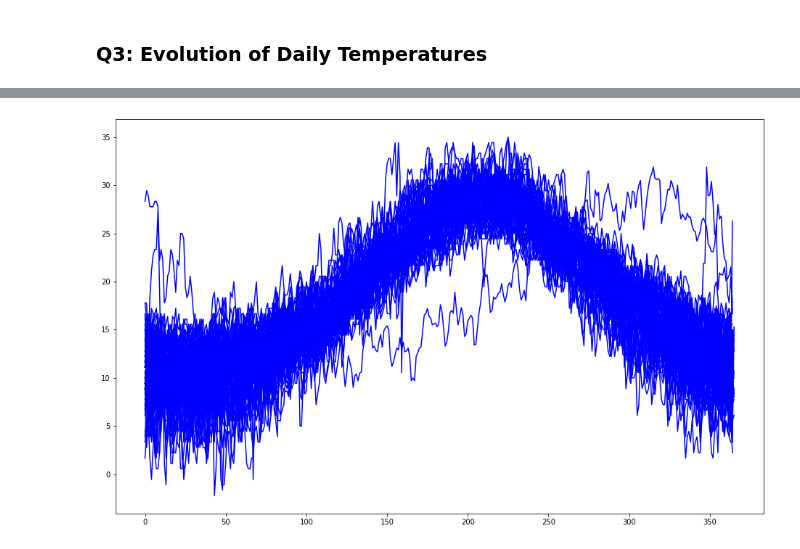
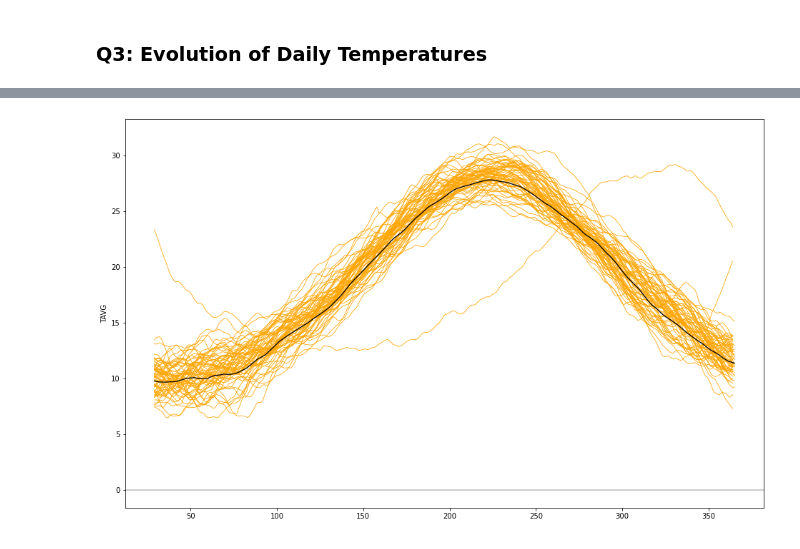
Before and after one commit to AlexDounakis/Applied-MachineLearning, a Jupyter notebook: notebook.ipynb, the cells around one changed output, grey strips where cells are left out. Saved outputs shown, nothing was run; the diff lists cells and outputs as text; code cells hidden in the pictures.

```diff
--- a/notebook.ipynb
+++ b/notebook.ipynb
@@ -227,24 +201,45 @@ plt.show()
-# %%
-plt.figure(figsize=(16,10))
-
-years = data.DATE.dt.year.drop_duplicates().copy()
-days = data.DATE.dt.day.copy()
-
-for i in range(1955 , 2020):
-
-
-    toSum = pd.DataFrame ({'DATE': data[data.DATE.dt.year == i].DATE ,'TAVG': data[data.DATE.dt.year == i].TAVG})
-    toSum = toSum[toSum.TAVG != 0]
-
-    plt.plot(np.arange(toSum.shape[0]) , toSum.TAVG , color = 'blue')
-
-    plt.rol
-
-    #print(toSum.TAVG)
-    #rows , _ = toSum.shape
-    #plt.plot(np.arange(366) , toSum.TAVG , color = 'blue')
-    #myPlot = plt.plot( toSum.shape[0] , toSum.TAVG , color= 'orange')
-
-plt.show()
-# %% [output]
-[figure, removed]
+# %%
+
+fig = plt.figure(figsize=(16,10))
+colors = ['#ffff05', 	'#ffff0f', 	'#ffff14',
+'#ffff1f', 	'#ffff29' 	,'#ffff2e',
+'#ffff38' ,	'#ffff42' ,	'#ffff47'
+,'#ffff52', 	'#ffff5c', 	'#ffff61',
+'#ffff6b' ,	'#ffff75', 	'#ffff7a' , '#f59f00' ,	'#f09c00' 	,'#e69500'
+,'#e09200' 	,'#db8f00 '	,'#d18800'
+,'#cc8500' 	,'#c78100' ,'#bd7b00'
+,'#b87700' 	,'#b37400' 	,'#a86d00'
+,'#a36a00' 	,'#9e6700' 	,'#946000' ]
+
+#print(colors)
+#print(data[data.DATE.dt.year == 1975].TAVG)
+yearHelper = pd.DataFrame()
+#print(data)
+for i in range( 1955 , 2020):
+
+    monthHelper = pd.DataFrame ({'MONTH': data[data.DATE.dt.year == i].DATE.dt.month,'DAY': data[data.DATE.dt.year == i].DATE.dt.day,'TAVG': data[data.DATE.dt.year == i].TAVG})
+    #print
+    if ((i > 1973) & (i<2001)):
+        #print(data[data.DATE.dt.year == i].TAVG.values.size)
+
+        if data[data.DATE.dt.year == i].TAVG.values.shape[0] == 365:
+
+            series = pd.Series([np.nan])
+            yearHelper[i] = data[data.DATE.dt.year == i].TAVG.append(series).values
+        else:
+            yearHelper[i] = data[data.DATE.dt.year == i].TAVG.values
+
+        #print(yearHelper[i])
+
+
+    sb.lineplot( x = np.arange(monthHelper.shape[0]) , y = monthHelper.TAVG.rolling(30).mean(), color= 'orange' , alpha = 2.0 ,linewidth = 0.8)
+
+
+yearHelper['MEAN'] = yearHelper.mean(axis=1)
+#print(yearHelper[1974 : 1999])
+sb.lineplot( x= np.arange(yearHelper.shape[0]) , y = yearHelper.MEAN.rolling(30).mean() , alpha = 2.0 ,color = 'black' , linewidth = 1.3)
+
+plt.axhline( 0 , color ='black' , linewidth = 0.4)
+plt.show()
+# %% [output]
+[figure, added]
```
Also changed, not shown: parts of 1 cell of this notebook.
